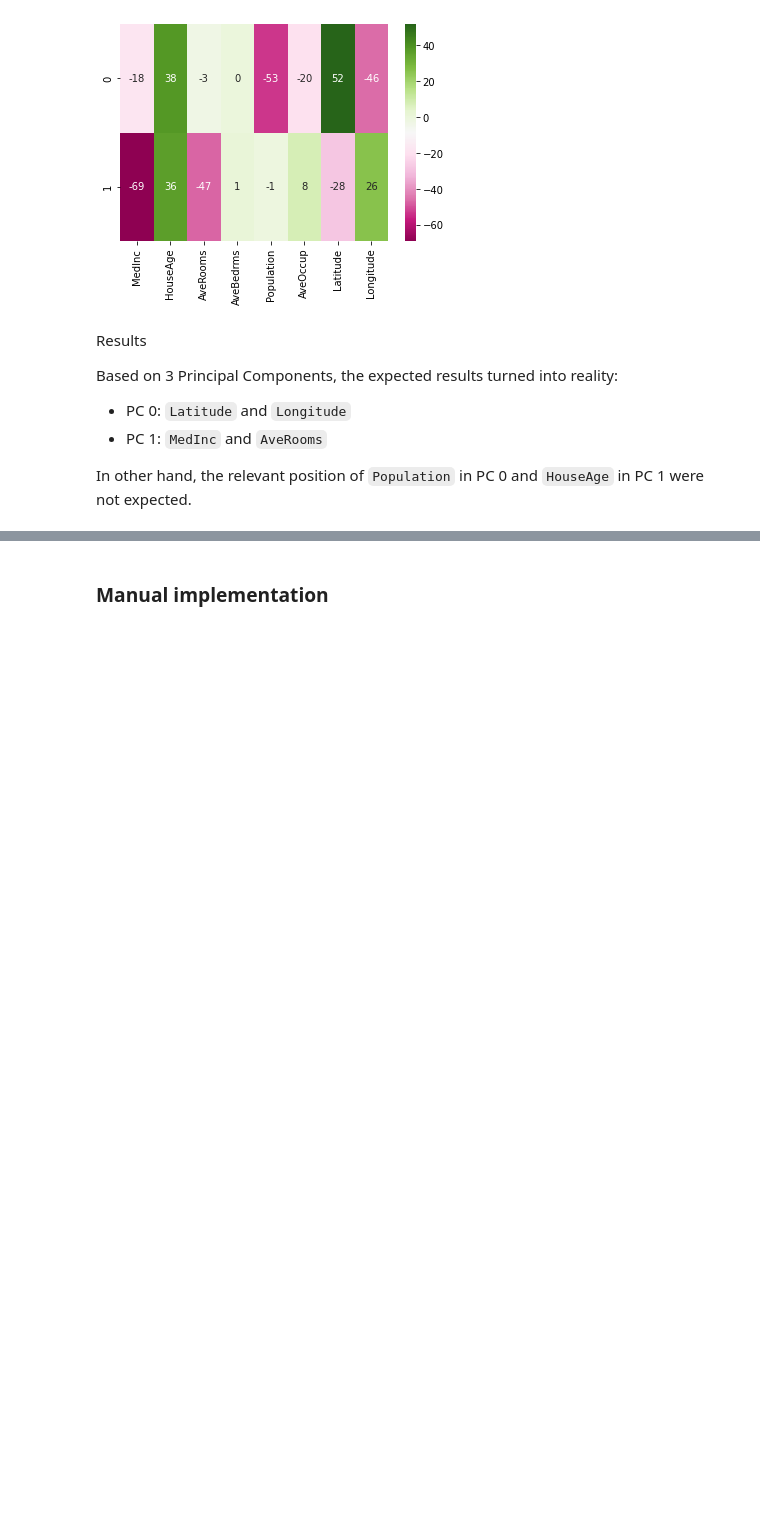
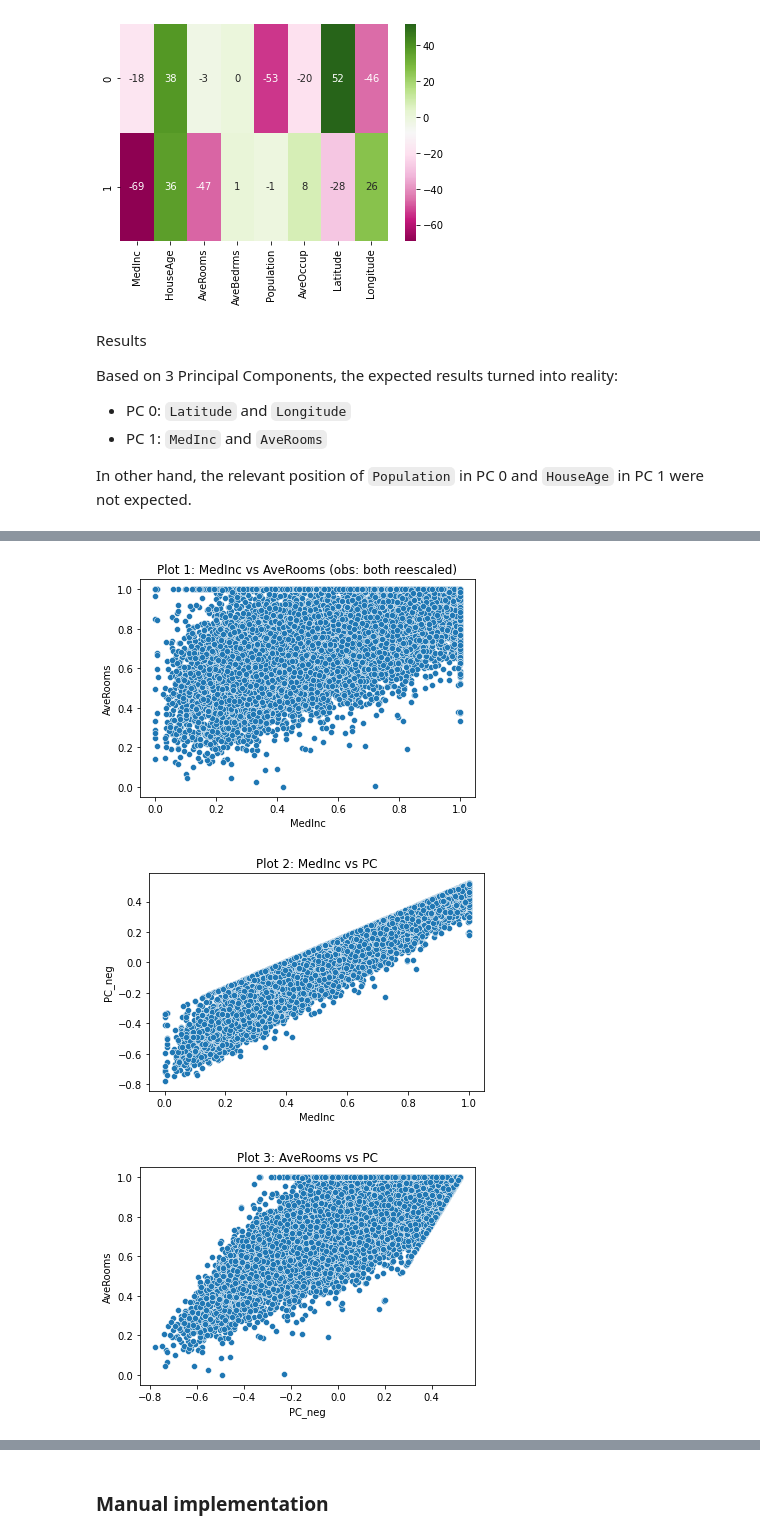
Before and after one commit to rknagao/studies, a Jupyter notebook: dimensionality_reduction/pca/pca.ipynb, the cells around one changed output, grey strips where cells are left out. Drawn from its saved outputs; the diff is of its cells as text; code cells hidden in the pictures; blank space fills up the shorter version.

```diff
--- a/dimensionality_reduction/pca/pca.ipynb
+++ b/dimensionality_reduction/pca/pca.ipynb
@@ -110,6 +124,3 @@ X = MinMaxScaler().fit_transform(X)
-# %%
-# Applying scalling.
-X = MinMaxScaler().fit_transform(X)
 # %% [markdown]
 ## PCA
 # %%
@@ -161,0 +190,6 @@ In other hand, the relevant position of `Population` in PC 0 and `HouseAge` in P
+# %%
+# Preparing the data for a single PC.
+example1_col = ['MedInc', 'AveRooms']
+X1 = X[example1_col]
+
+X1.sample(5)
@@ -161,0 +209,7 @@ In other hand, the relevant position of `Population` in PC 0 and `HouseAge` in P
+# %%
+# PCA in example 1.
+pca1 = PCA(n_components=1, random_state=52).fit(X1)
+print(pca1.components_)
+
+X1['PC'] = pca1.transform(X1)
+X1.sample(5)
@@ -161,0 +238,4 @@ In other hand, the relevant position of `Population` in PC 0 and `HouseAge` in P
+# %%
+# Adjustment in sign to allow a better interpretation
+X1['PC_neg'] = - X1['PC']
+X1.sample(5)
@@ -161,0 +253,14 @@ In other hand, the relevant position of `Population` in PC 0 and `HouseAge` in P
+# %%
+# Checking the results
+fig1 = sns.scatterplot(data=X1, x='MedInc', y='AveRooms').set(title='Plot 1: MedInc vs AveRooms (obs: both reescaled)')
+plt.show()
+
+fig2 = sns.scatterplot(data=X1, x='MedInc', y='PC_neg').set(title='Plot 2: MedInc vs PC')
+plt.show()
+
+fig3 = sns.scatterplot(data=X1, x='PC_neg', y='AveRooms').set(title='Plot 3: AveRooms vs PC')
+plt.show()
+# %% [output]
+[figure, added]
+[figure, added]
+[figure, added]
```
Also changed, not shown: parts of 25 cells of this notebook.
